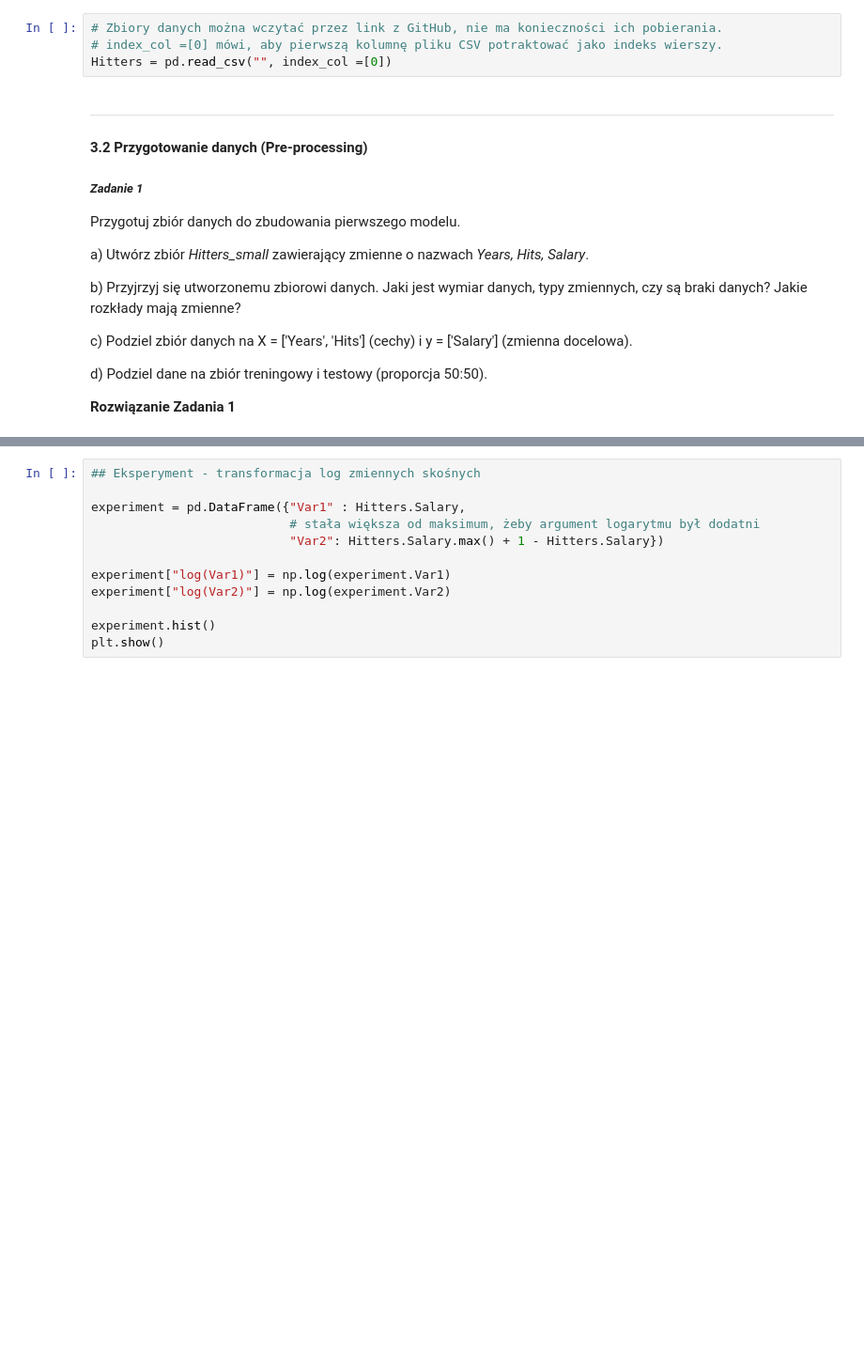
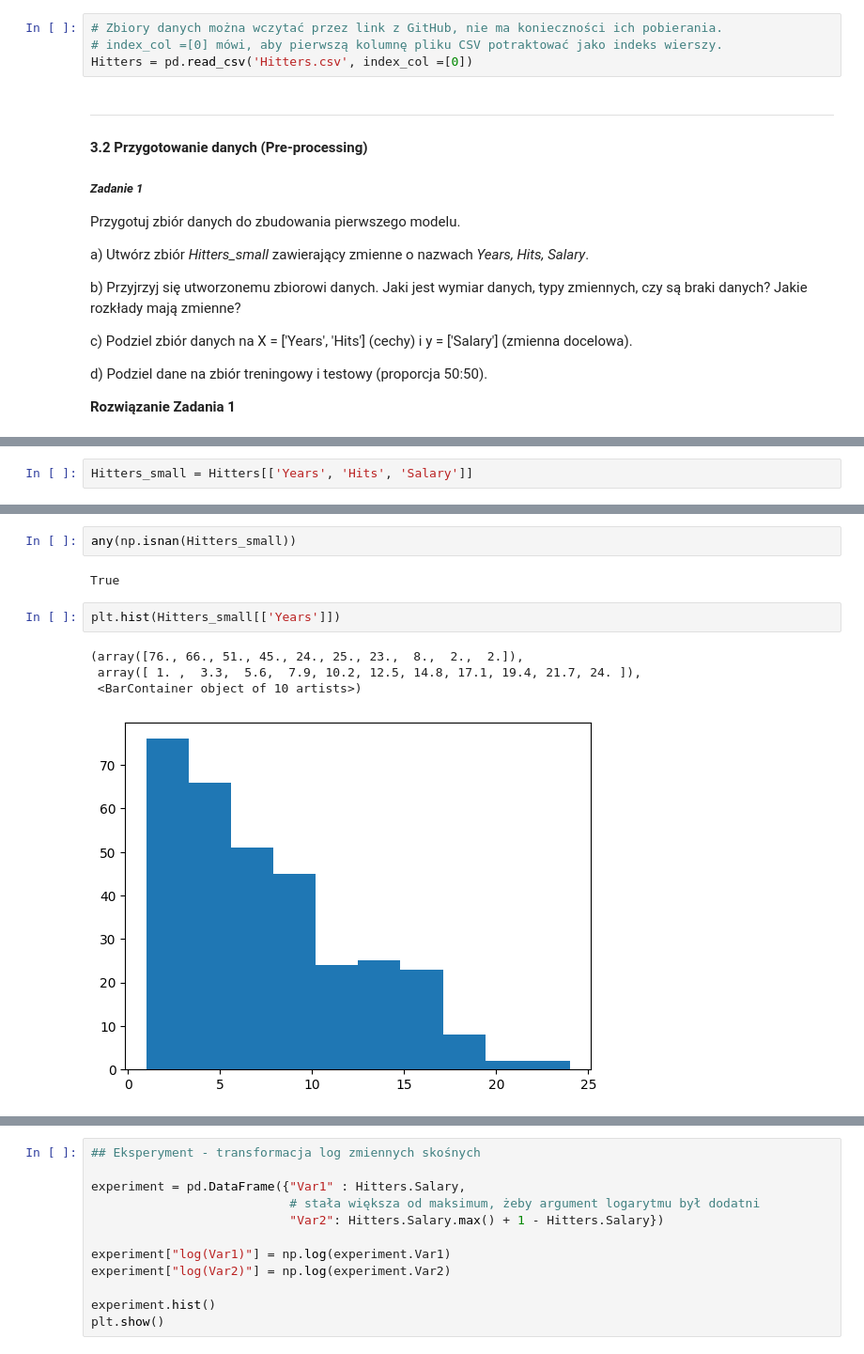
Before and after one commit to blazejkl/machine-learning-intro, a Jupyter notebook: lab1/lab01.ipynb, the cells around one changed output, grey strips where cells are left out. Shown at 94% size. Saved outputs shown, nothing was run; the diff lists cells and outputs as text; blank space fills up the shorter version.

```diff
--- a/lab1/lab01.ipynb
+++ b/lab1/lab01.ipynb
@@ -107,7 +107,7 @@ Rozważmy zbiór danych zawierający informacje o zarobkach zawodników baseball
 # %%
 # Zbiory danych można wczytać przez link z GitHub, nie ma konieczności ich pobierania.
 # index_col =[0] mówi, aby pierwszą kolumnę pliku CSV potraktować jako indeks wierszy.
-Hitters = pd.read_csv("", index_col =[0])
+Hitters = pd.read_csv('Hitters.csv', index_col =[0])
 # %% [markdown]
 -----
 
@@ -134,0 +129,2 @@ d) Podziel dane na zbiór treningowy i testowy (proporcja 50:50).
+# %%
+Hitters_small = Hitters[['Years', 'Hits', 'Salary']]
@@ -134,0 +186,11 @@ d) Podziel dane na zbiór treningowy i testowy (proporcja 50:50).
+# %%
+any(np.isnan(Hitters_small))
+# %% [output]
+True
+# %%
+plt.hist(Hitters_small[['Years']])
+# %% [output]
+(array([76., 66., 51., 45., 24., 25., 23.,  8.,  2.,  2.]),
+ array([ 1. ,  3.3,  5.6,  7.9, 10.2, 12.5, 14.8, 17.1, 19.4, 21.7, 24. ]),
+ <BarContainer object of 10 artists>)
+[figure, added]
```
Also changed, not shown: parts of 13 cells of this notebook.
